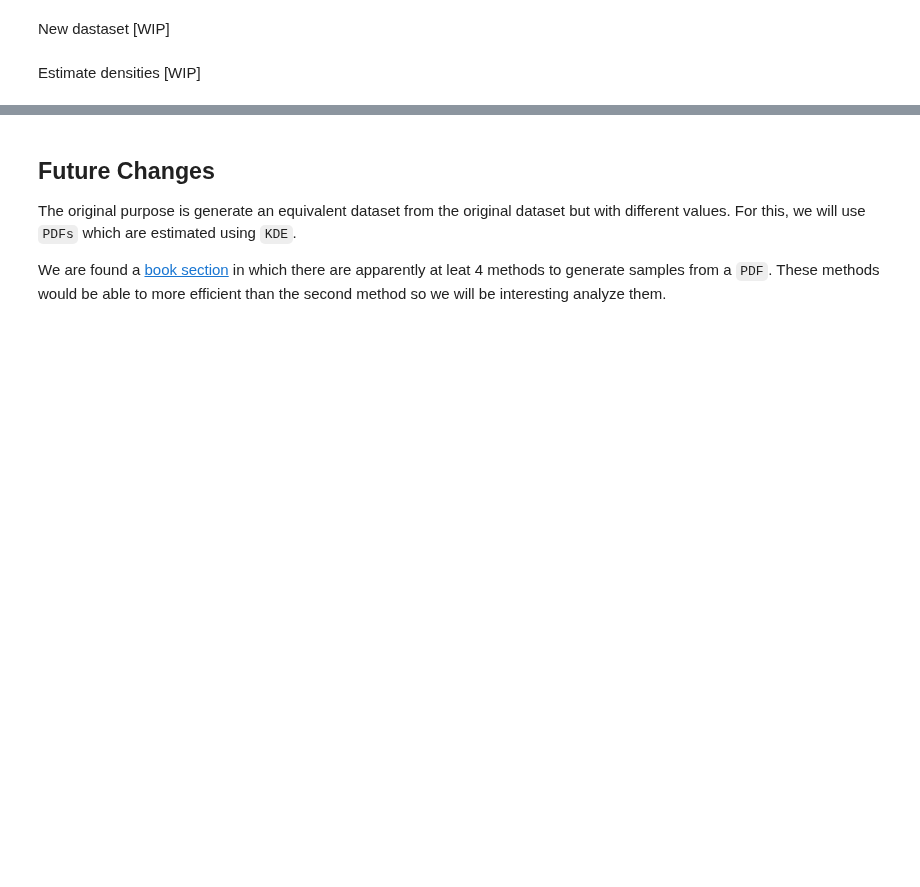
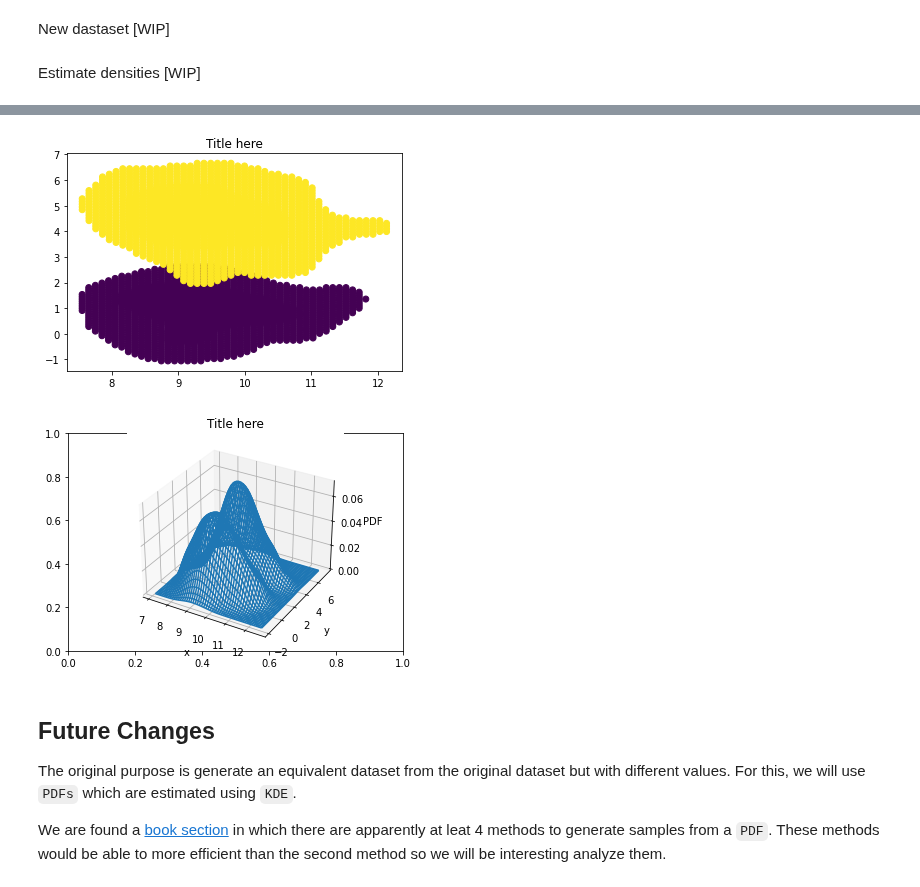
Before and after one commit to Mydherin/synthetic-dataset, a Jupyter notebook: proposal.ipynb, the cells around one changed output, grey strips where cells are left out. Cells and saved outputs as stored; diff of their text form; code cells hidden in the pictures; blank space fills up the shorter version.

Commit message:
Support multivariate dataset adjustment

```diff
--- a/proposal.ipynb
+++ b/proposal.ipynb
@@ -209,3 +209,7 @@ Estimate densities [WIP]
 # %%
 # Calculate densities for each instance
 new_df = kde.estimate_density(new_df, kdes)
+# %%
+# Adjust instance representations in the new dataset
+new_df = kde.new_adjust_representation(new_df)
+new_df
@@ -212,3 +235,15 @@ new_df = kde.estimate_density(new_df, kdes)
+# %%
+
+# Plot dataset
+## Scatter Chart
+title = "Title here"
+dataset.scatter(title, new_df)
+## 3D Chart
+title = "Title here"
+kde.plot_3d(title, new_df)
+# %% [output]
+[figure, added]
+[figure, added]
 # %% [markdown]
 ## Future Changes
 
```
Also changed, not shown: parts of 1 cell of this notebook, 1 other file.
